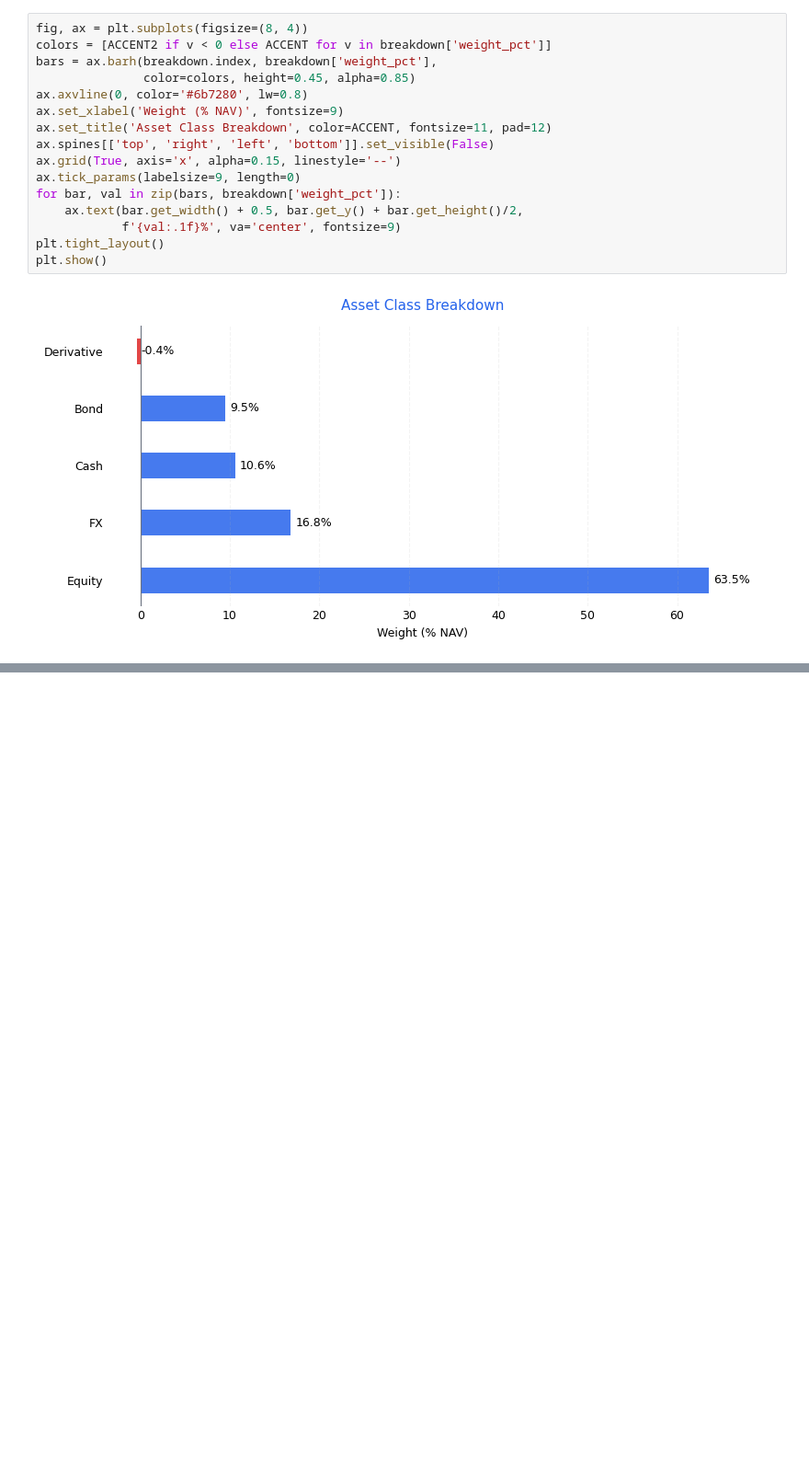
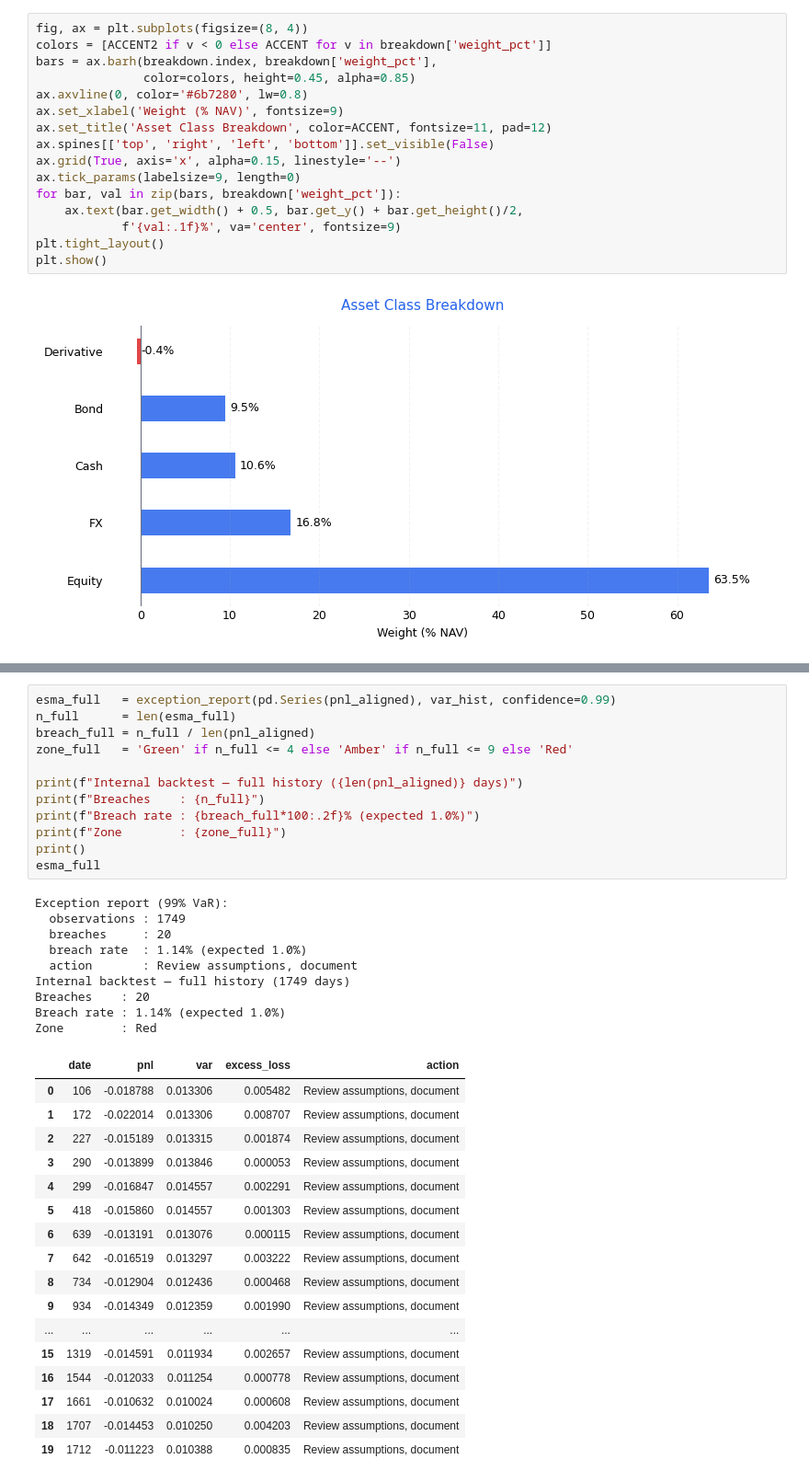
Before and after one commit to mrspatbile/fund-risk-workflow, a Jupyter notebook: notebooks/aifm_hedge_fund.ipynb, the cells around one changed output, grey strips where cells are left out. Shown at 92% size. Cells and saved outputs as stored; diff of their text form; blank space fills up the shorter version.

```diff
--- a/notebooks/aifm_hedge_fund.ipynb
+++ b/notebooks/aifm_hedge_fund.ipynb
@@ -164,0 +239,39 @@ ES 99% (EUR)               1,189,373  5,319,037
+# %%
+esma_full   = exception_report(pd.Series(pnl_aligned), var_hist, confidence=0.99)
+n_full      = len(esma_full)
+breach_full = n_full / len(pnl_aligned)
+zone_full   = 'Green' if n_full <= 4 else 'Amber' if n_full <= 9 else 'Red'
+
+print(f"Internal backtest — full history ({len(pnl_aligned)} days)")
+print(f"Breaches    : {n_full}")
+print(f"Breach rate : {breach_full*100:.2f}% (expected 1.0%)")
+print(f"Zone        : {zone_full}")
+print()
+esma_full
+# %% [output]
+Exception report (99% VaR):
+  observations : 1749
+  breaches     : 20
+  breach rate  : 1.14% (expected 1.0%)
+  action       : Review assumptions, document
+Internal backtest — full history (1749 days)
+Breaches    : 20
+Breach rate : 1.14% (expected 1.0%)
+Zone        : Red
+|  | date | pnl | var | excess_loss | action |
+| 0 | 106 | -0.018788 | 0.013306 | 0.005482 | Review assumptions, document |
+| 1 | 172 | -0.022014 | 0.013306 | 0.008707 | Review assumptions, document |
+| 2 | 227 | -0.015189 | 0.013315 | 0.001874 | Review assumptions, document |
+| 3 | 290 | -0.013899 | 0.013846 | 0.000053 | Review assumptions, document |
+| 4 | 299 | -0.016847 | 0.014557 | 0.002291 | Review assumptions, document |
+| 5 | 418 | -0.015860 | 0.014557 | 0.001303 | Review assumptions, document |
+| 6 | 639 | -0.013191 | 0.013076 | 0.000115 | Review assumptions, document |
+| 7 | 642 | -0.016519 | 0.013297 | 0.003222 | Review assumptions, document |
+| 8 | 734 | -0.012904 | 0.012436 | 0.000468 | Review assumptions, document |
+| 9 | 934 | -0.014349 | 0.012359 | 0.001990 | Review assumptions, document |
+| ... | ... | ... | ... | ... | ... |
+| 15 | 1319 | -0.014591 | 0.011934 | 0.002657 | Review assumptions, document |
+| 16 | 1544 | -0.012033 | 0.011254 | 0.000778 | Review assumptions, document |
+| 17 | 1661 | -0.010632 | 0.010024 | 0.000608 | Review assumptions, document |
+| 18 | 1707 | -0.014453 | 0.010250 | 0.004203 | Review assumptions, document |
+| 19 | 1712 | -0.011223 | 0.010388 | 0.000835 | Review assumptions, document |
```
Also changed, not shown: parts of 9 cells of this notebook, 1 other file.
